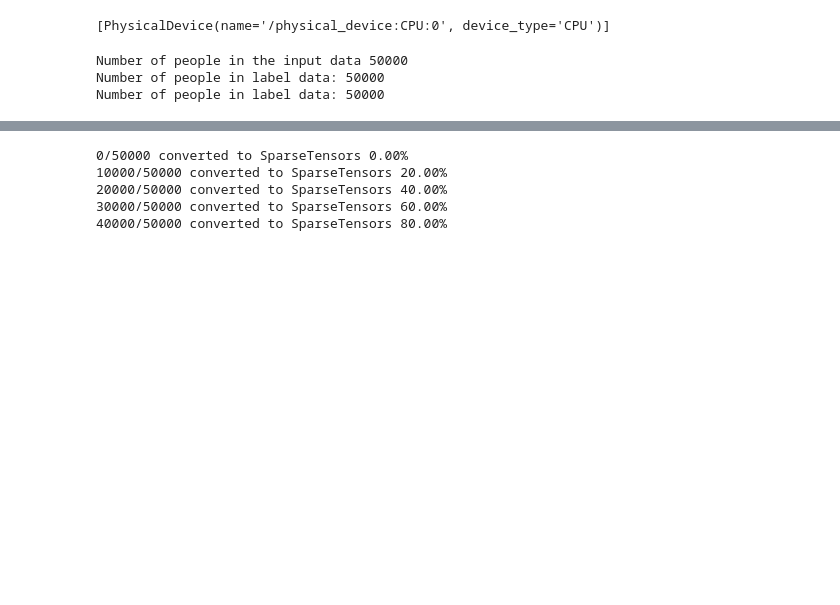
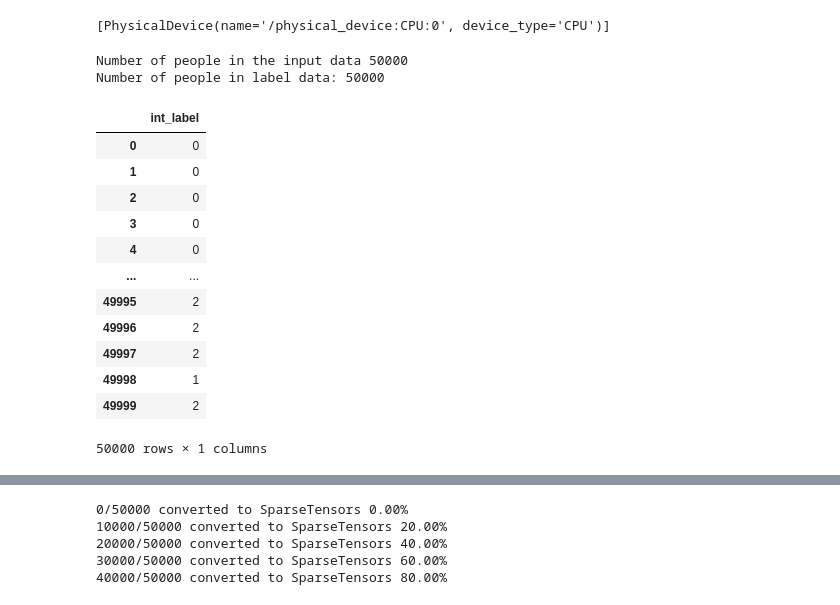
Before and after one commit to ZoeHancox/Sparse_TGCNN, a Jupyter notebook: TGCNN_test_fake_patients.ipynb, the cells around one changed output, grey strips where cells are left out. Saved outputs shown, nothing was run; the diff lists cells and outputs as text; code cells hidden in the pictures; blank space fills up the shorter version.

Commit message:
Tidied, removed csv print stuff

```diff
--- a/TGCNN_test_fake_patients.ipynb
+++ b/TGCNN_test_fake_patients.ipynb
@@ -66,35 +68,48 @@ sample_size = len(input_values_indices_df)
 # create dictionary of 'labels'
 y = create_fake_patients.create_fake_int_label(num_patients)
 
 # count the number of occurrences of each value
 num_in_cat_df = value_counts = y['int_label'].value_counts()
 # create a dictionary to map the values to labels
 value_dict = {0: 'Zero', 1: 'Low', 2: 'High'}
 class_names = ['Zero', 'Low', 'High']
 
 # create a new DataFrame with the value counts
 df_value_counts = pd.DataFrame({'Value': value_counts.index, 'Count': value_counts.values})
 
 # replace the values in the "Value" column with the corresponding labels
 df_value_counts['Value'] = df_value_counts['Value'].map(value_dict)
 
 # convert the DataFrame to a dictionary
 num_in_cat_dict = df_value_counts.set_index('Value')['Count'].to_dict()
 
 # some people will be removed due to having 5 or less historic data records (=<5 visits).
 # Also any people that whom all of their Read codes do not appear in the top 1000 codes
 
 
 print(f"Number of people in the input data {len(input_values_indices_df)}")
-print(f"Number of people in label data: {y.shape[0]}")
+#print(f"Number of people in label data: {y.shape[0]}")
 y = y[:sample_size+1]
 print(f"Number of people in label data: {y.shape[0]}")
 low_norm, high_norm, zero_norm = utils.normalised_inv_class_proportion(num_in_cat_dict)
 class_weights = tf.compat.v2.constant([[high_norm, low_norm, zero_norm]]) # this needs to be in the order of class occurence
+y
 # %% [output]
 Number of people in the input data 50000
 Number of people in label data: 50000
-Number of people in label data: 50000
+|  | int_label |
+| 0 | 0 |
+| 1 | 0 |
+| 2 | 0 |
+| 3 | 0 |
+| 4 | 0 |
+| ... | ... |
+| 49995 | 2 |
+| 49996 | 2 |
+| 49997 | 2 |
+| 49998 | 1 |
+| 49999 | 2 |
+50000 rows × 1 columns
 # %%
 num_in_cat_dict
 # %% [output]
```
Also changed, not shown: parts of 8 cells of this notebook.
